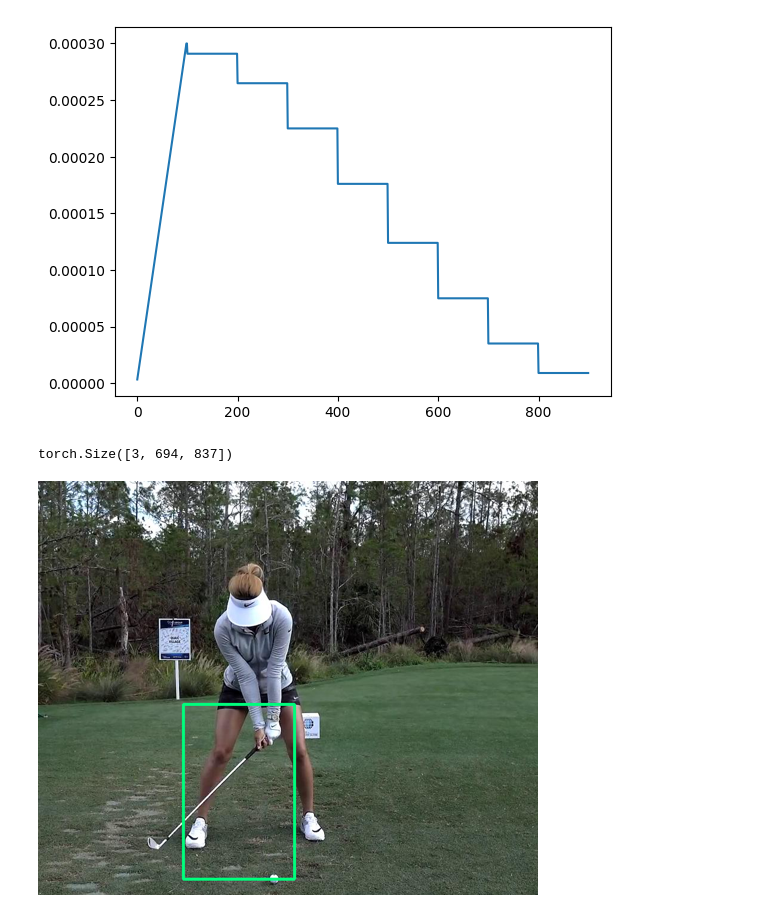
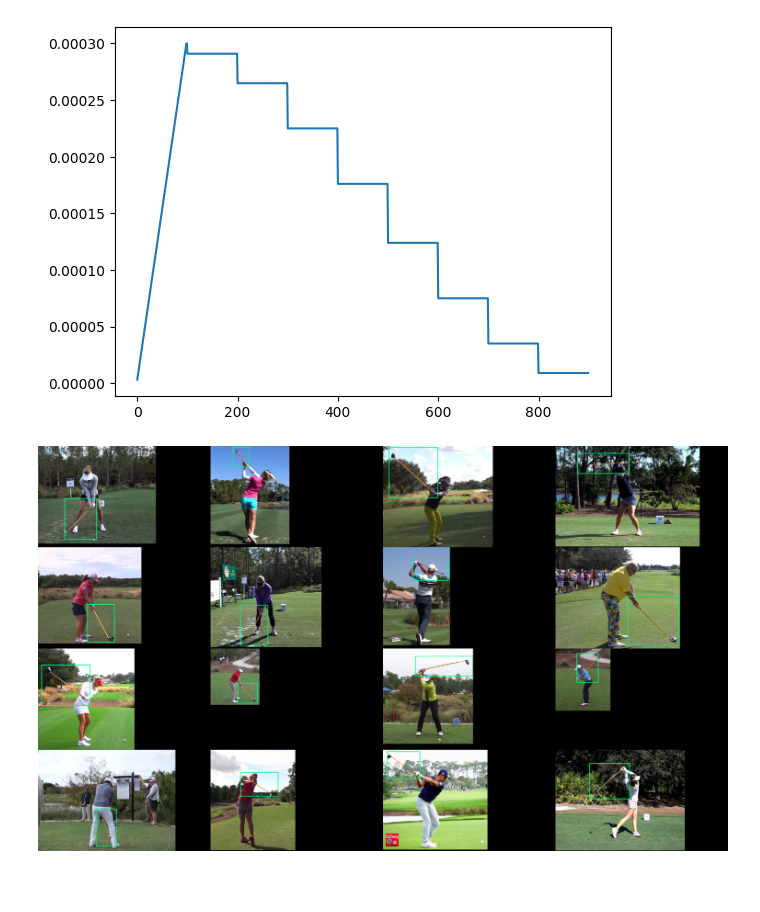
Before and after one commit to Molten-Ice/3dGolfPoseEstimation, a Jupyter notebook: dev-nbs/9-training-on-1k-images.ipynb, the cells around one changed output. Cells and saved outputs as stored; diff of their text form; code cells hidden in the pictures; blank space fills up the shorter version.

Commit message:
Visualizing predictions, it works!!!!!

```diff
--- a/dev-nbs/9-training-on-1k-images.ipynb
+++ b/dev-nbs/9-training-on-1k-images.ipynb
@@ -351,9 +366,4 @@ plt.plot(lrs)
 # %% [output]
 [<matplotlib.lines.Line2D at 0x...>]
 [figure]
-# %%
-model.eval()
-batch = next(iter(train_dataloader))
-with torch.no_grad():
-    preds = model(batch[0])
 # %%
@@ -386,10 +393,40 @@ for idx in range(len(preds)):
-# %%
-image = torch.Tensor(labelled_images[0]).permute(2,0,1)
-image.shape
-# %% [output]
-torch.Size([3, 694, 837])
+# %%
+def generate_predictions(model, dataloader, imgs_to_generate = 16):
+
+    img_transforms = transforms.ToTensor()
+    labelled_images = []
+
+    model.eval()
+    with torch.no_grad():
+        for batch_idx, batch in enumerate(dataloader):
+            if len(labelled_images) >= imgs_to_generate:
+                break
+
+            images = [img.to(device) for img in batch[0]]
+            targets = batch[1] # [{key: d[key].to(device) for key in d.keys()} for d in batch[1]]
+            preds = model(images)
+
+            for idx in range(len(preds)):
+                predicted_boxes = preds[idx]['boxes']
+                predicted_clubs = preds[idx]['keypoints']
+
+                if not (len(predicted_boxes > 0) and len(predicted_clubs > 0)):
+                    print(f"Skipping {idx} box/club not predicted")
+                    continue
+
+                predicted_box = predicted_boxes[0].cpu()
+                predicted_club = predicted_clubs[0].cpu()
+                tensor_img = images[idx]
+
+                labelled_img = Image.fromarray(label_pred(tensor_img, predicted_box, predicted_club))
+                labelled_images.append(img_transforms(labelled_img))
+
+                if len(labelled_images) >= imgs_to_generate:
+                    break
+    return labelled_images
 # %%
-display_img =Image.fromarray((torchvision.utils.make_grid(image, padding=2, normalize=False).permute(1,2,0).numpy()).astype(np.uint8))
-display(ImageOps.contain(display_img, (500, 500)))
+labelled_images = generate_predictions(model, train_dataloader)
+display_img = Image.fromarray((torchvision.utils.make_grid(torch.stack(labelled_images, dim=0), padding=0, nrow = 4, normalize=False).permute(1,2,0).numpy()*255).astype(np.uint8))
+display(ImageOps.contain(display_img, (1500, 1500)))
 # %% [output]
-[figure, old version]
+[figure, new version]
```
Also changed, not shown: parts of 19 cells of this notebook.
